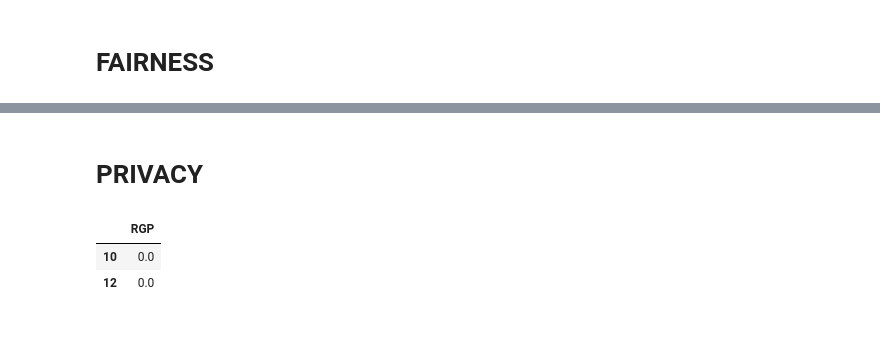
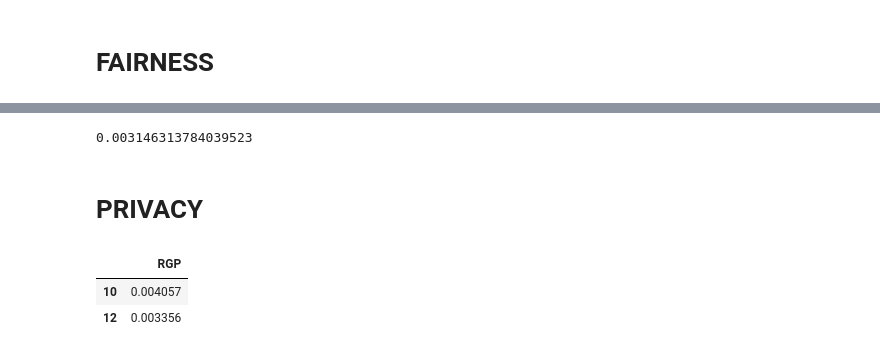
Before and after one commit to GolnooshBabaei/safeaipackage, a Jupyter notebook: examples/Employee_regression.ipynb, the cells around one changed output, grey strips where cells are left out. Cells and saved outputs as stored; diff of their text form; code cells hidden in the pictures.

```diff
--- a/examples/Employee_regression.ipynb
+++ b/examples/Employee_regression.ipynb
@@ -59,8 +72,8 @@ print(xtrain.shape)
 # %% [output]
 (331, 9)
 # %%
-ann_full = MLPRegressor(random_state=1).fit(xtrain, ytrain)
-
-yhat = ann_full.predict(xtest)
+#ann_full = MLPRegressor(random_state=1).fit(xtrain, ytrain)
+rf_regressor = RandomForestRegressor(random_state=1).fit(xtrain, ytrain)
+yhat = rf_regressor.predict(xtest)
 yhat
 # %% [output]
@@ -161,3 +174,9 @@ def rga_statistic_test(y, yhat_rm, yhat_cm):
         z = (rga(y,yhat_cm)-rga(y,yhat_rm))/se
         p_value = 2*scipy.stats.norm.cdf(-abs(z))
         return p_value
+# %%
+xtrain_rm = xtrain.drop("minority", axis=1)
+xtest_rm = xtest.drop("minority", axis=1)
+model_rm = RandomForestRegressor(random_state=1).fit(xtrain_rm, ytrain)
+yhat_rm = model_rm.predict(xtest_rm)
+rga_statistic_test(ytest, yhat_rm, yhat)
@@ -166,7 +187,7 @@ rga_pvalues = []
 for i in xtrain.columns:
     xtrain_rm = xtrain.drop(i, axis=1)
     xtest_rm = xtest.drop(i, axis=1)
-    model_rm = ann_full.fit(xtrain_rm, ytrain)
+    model_rm = RandomForestRegressor(random_state=1).fit(xtrain_rm, ytrain)
     yhat_rm = model_rm.predict(xtest_rm)
     rga_pvalues.append(rga_statistic_test(ytest, yhat_rm, yhat))
 print(pd.DataFrame(rga_pvalues, index=xtest.columns, columns=["P_value"]))
@@ -450,3 +467,7 @@ rgf(xtrain, xtest, ytrain, ytest,["gender", "minority"], ann_full)
+# %%
+rge_statistic_test(yhat, yhat_gender)
+# %% [output]
+0.003146313784039523
 # %% [markdown]
 # PRIVACY
 # %%
@@ -480,10 +501,8 @@ def rgp(xtrain, xtest, ytrain, ytest, index, model):
             raise ValueError(f"index {i} is not available")
     return pd.DataFrame(rgp_list, index=index, columns=["RGP"])
 # %%
-rgp(xtrain, xtest, ytrain, ytest, [10,12], ann_full)
+rgp(xtrain, xtest, ytrain, ytest, [10,12], RandomForestRegressor(random_state=1))
 # %% [output]
 |  | RGP |
-| 10 | 0.0 |
-| 12 | 0.0 |
+| 10 | 0.004057 |
+| 12 | 0.003356 |
-# %% [markdown]
-# ###########
```
Also changed, not shown: parts of 32 cells of this notebook, 9 other files.
